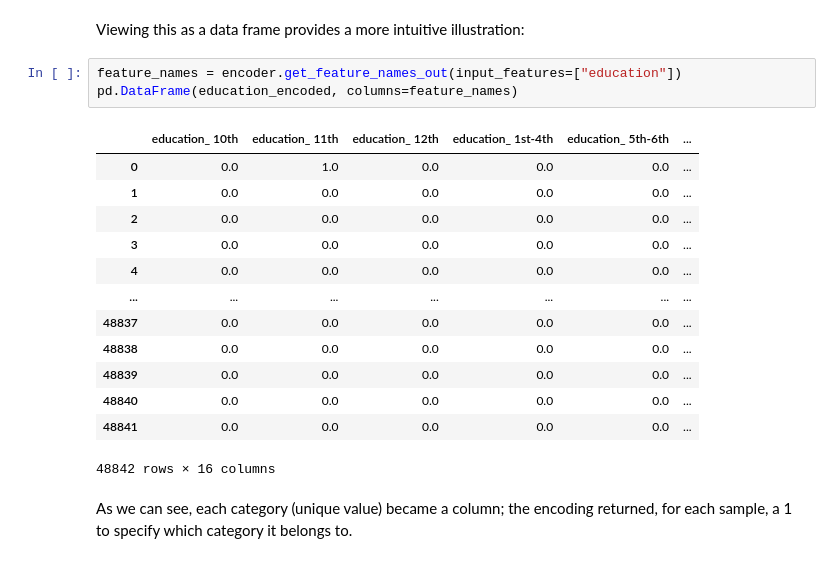
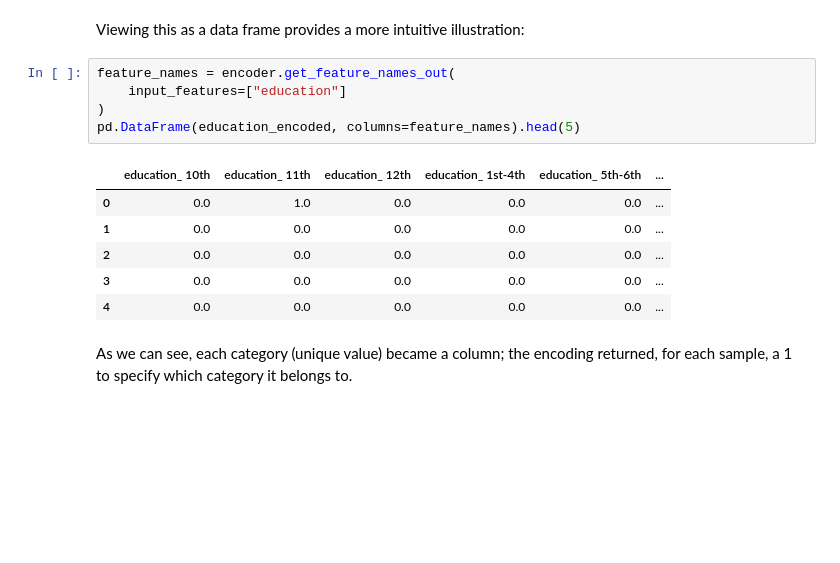
Before and after one commit to uc-python/advanced-python-datasci, a Jupyter notebook: notebooks/05-feat_eng.ipynb, the cells around one changed output. Drawn from its saved outputs; the diff is of its cells as text; blank space fills up the shorter version.

```diff
--- a/notebooks/05-feat_eng.ipynb
+++ b/notebooks/05-feat_eng.ipynb
@@ -388,22 +392,17 @@ want more details about them, you can look at
 # %% [markdown]
 Viewing this as a data frame provides a more intuitive illustration:
 # %%
-feature_names = encoder.get_feature_names_out(input_features=["education"])
-pd.DataFrame(education_encoded, columns=feature_names)
+feature_names = encoder.get_feature_names_out(
+    input_features=["education"]
+)
+pd.DataFrame(education_encoded, columns=feature_names).head(5)
 # %% [output]
 |  | education_ 10th | education_ 11th | education_ 12th | education_ 1st-4th | education_ 5th-6th | ... |
 | 0 | 0.0 | 1.0 | 0.0 | 0.0 | 0.0 | ... |
 | 1 | 0.0 | 0.0 | 0.0 | 0.0 | 0.0 | ... |
 | 2 | 0.0 | 0.0 | 0.0 | 0.0 | 0.0 | ... |
 | 3 | 0.0 | 0.0 | 0.0 | 0.0 | 0.0 | ... |
 | 4 | 0.0 | 0.0 | 0.0 | 0.0 | 0.0 | ... |
-| ... | ... | ... | ... | ... | ... | ... |
-| 48837 | 0.0 | 0.0 | 0.0 | 0.0 | 0.0 | ... |
-| 48838 | 0.0 | 0.0 | 0.0 | 0.0 | 0.0 | ... |
-| 48839 | 0.0 | 0.0 | 0.0 | 0.0 | 0.0 | ... |
-| 48840 | 0.0 | 0.0 | 0.0 | 0.0 | 0.0 | ... |
-| 48841 | 0.0 | 0.0 | 0.0 | 0.0 | 0.0 | ... |
-48842 rows × 16 columns
 # %% [markdown]
 As we can see, each category (unique value) became a column; the encoding
 returned, for each sample, a 1 to specify which category it belongs to.
```
Also changed, not shown: parts of 3 cells of this notebook, 2 other files.
